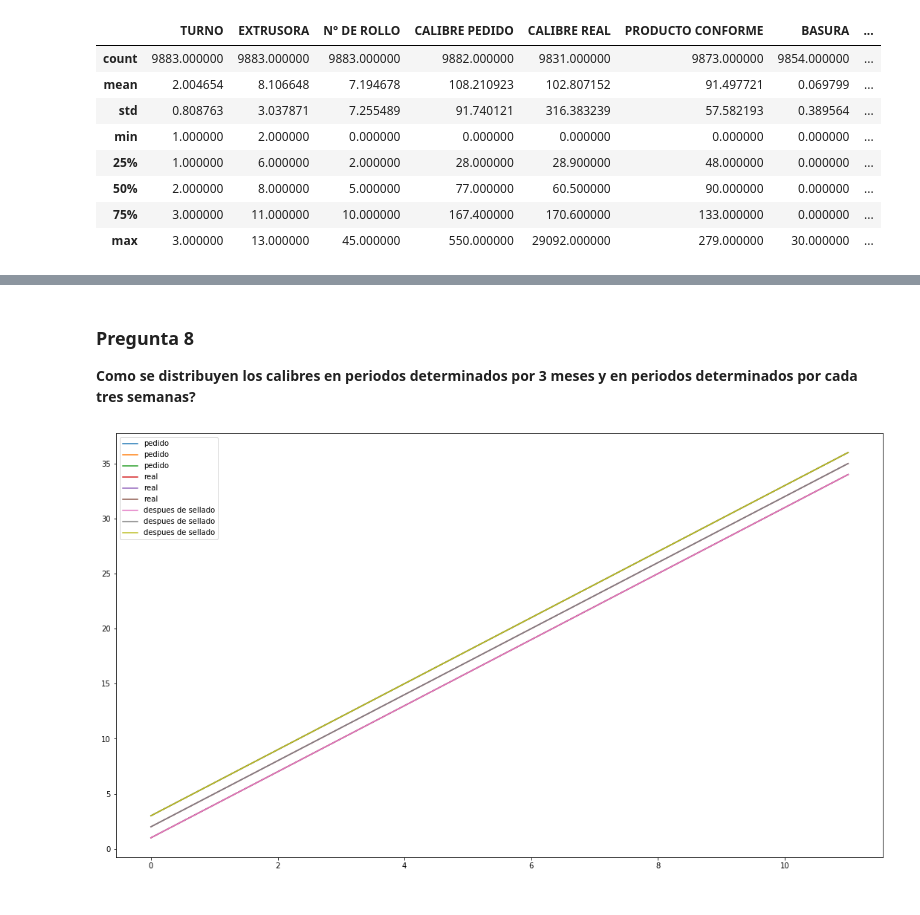
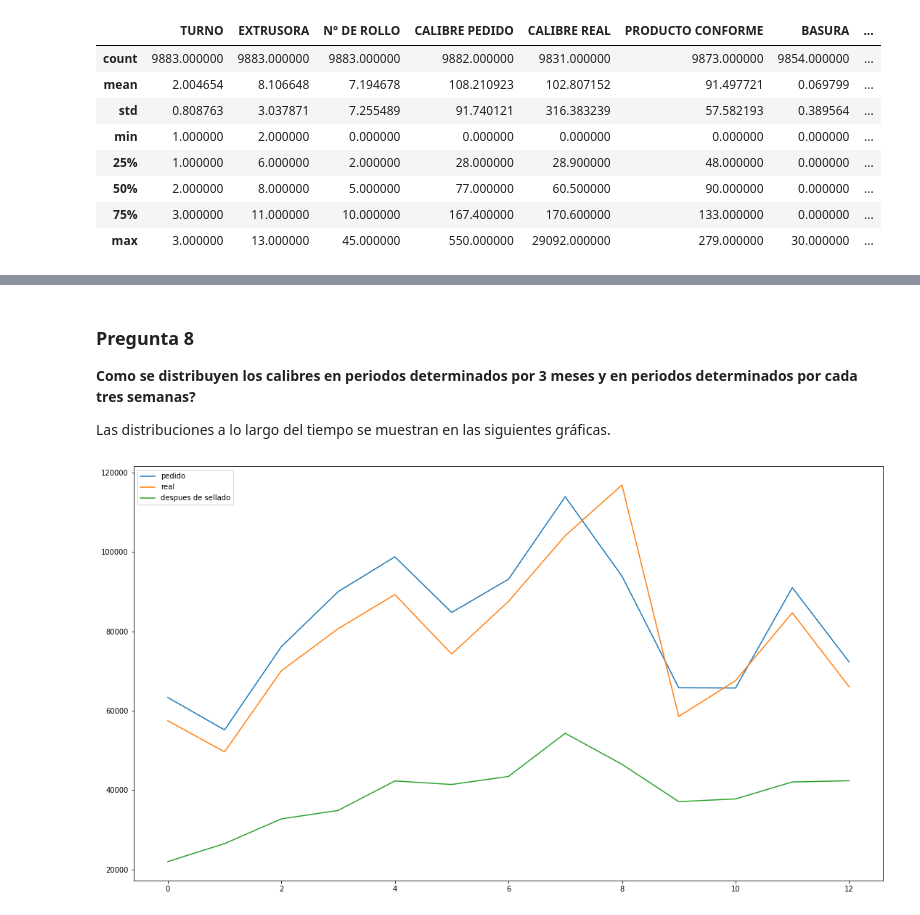
Before and after one commit to zs10011598/dci4, a Jupyter notebook: DATOS_RETO/descx_8.ipynb, the cells around one changed output, grey strips where cells are left out. Cells and saved outputs as stored; diff of their text form; code cells hidden in the pictures.

```diff
--- a/DATOS_RETO/descx_8.ipynb
+++ b/DATOS_RETO/descx_8.ipynb
@@ -67,6 +67,8 @@ dtype: object
 # %% [markdown]
 ### Pregunta 8
 **Como se distribuyen los calibres en periodos determinados por 3 meses y en periodos determinados por cada tres semanas?**
+
+Las distribuciones a lo largo del tiempo se muestran en las siguientes gráficas.
 # %%
 # parsear tipo de dato a datetime
 df_ex['fecha_chida'] = pd.to_datetime(df_ex['fecha_chida'])
@@ -75,32 +77,28 @@ df_se['FECHA'] = pd.to_datetime(df_se['FECHA'])
 # gets the sliding window element of a series
 def slide_window(series, window_size, step):
     i = 0
-    while (i + step + 1) < len(series):
+    while (i + step + 1) <= len(series):
         yield series[i:i+window_size].values
         i += step
 # %%
 # Cada 3 Semanas
 pedido_sem = df_ex.groupby(['week_chida']).sum()['CALIBRE PEDIDO']
-pedido_sem = pd.DataFrame([x for x in slide_window(pedido_sem.index, 3, 3)])
+pedido_sem3 = pd.DataFrame([sum(x) for x in slide_window(pedido_sem, 3, 3)])
 
 real_sem = df_ex.groupby(['week_chida']).sum()['CALIBRE REAL']
-real_sem = pd.DataFrame([x for x in slide_window(real_sem.index, 3, 3)])
+real_sem3 = pd.DataFrame([sum(x) for x in slide_window(real_sem, 3, 3)])
 
 calibre_sem = df_se.groupby(['SEMANA']).sum()['CALIBRE']
-calibre_sem = pd.DataFrame([x for x in slide_window(calibre_sem.index, 3, 3)])
-
-fig = plt.figure()
-fig.set_size_inches(18.5, 10.5, forward=True)
-
-plt.plot(pedido_sem.index, pedido_sem, label='pedido')
-plt.plot(real_sem.index, real_sem, label='real')
-plt.plot(calibre_sem.index, calibre_sem, label='despues de sellado')
-plt.legend(loc='upper left')
-
-plt.show()
-# Cada 3 Meses
-#pedido_mes = df_ex.groupby(['month']).sum()['CALIBRE PEDIDO']
-#real_mes = df_ex.groupby(['month']).sum()['CALIBRE REAL']
-#calibre_mes = df_se.groupby(['month']).sum()['CALIBRE']
+calibre_sem3 = pd.DataFrame([sum(x) for x in slide_window(calibre_sem, 3, 3)])
-# %% [output]
-[figure, removed]
+# %%
+fig = plt.figure()
+fig.set_size_inches(18.5, 10.5, forward=True)
+
+plt.plot(pedido_sem3.index, pedido_sem3, label='pedido')
+plt.plot(real_sem3.index, real_sem3, label='real')
+plt.plot(calibre_sem3.index, calibre_sem3, label='despues de sellado')
+plt.legend(loc='upper left')
+
+plt.show()
+# %% [output]
+[figure, added]
```
Also changed, not shown: parts of 2 cells of this notebook.
